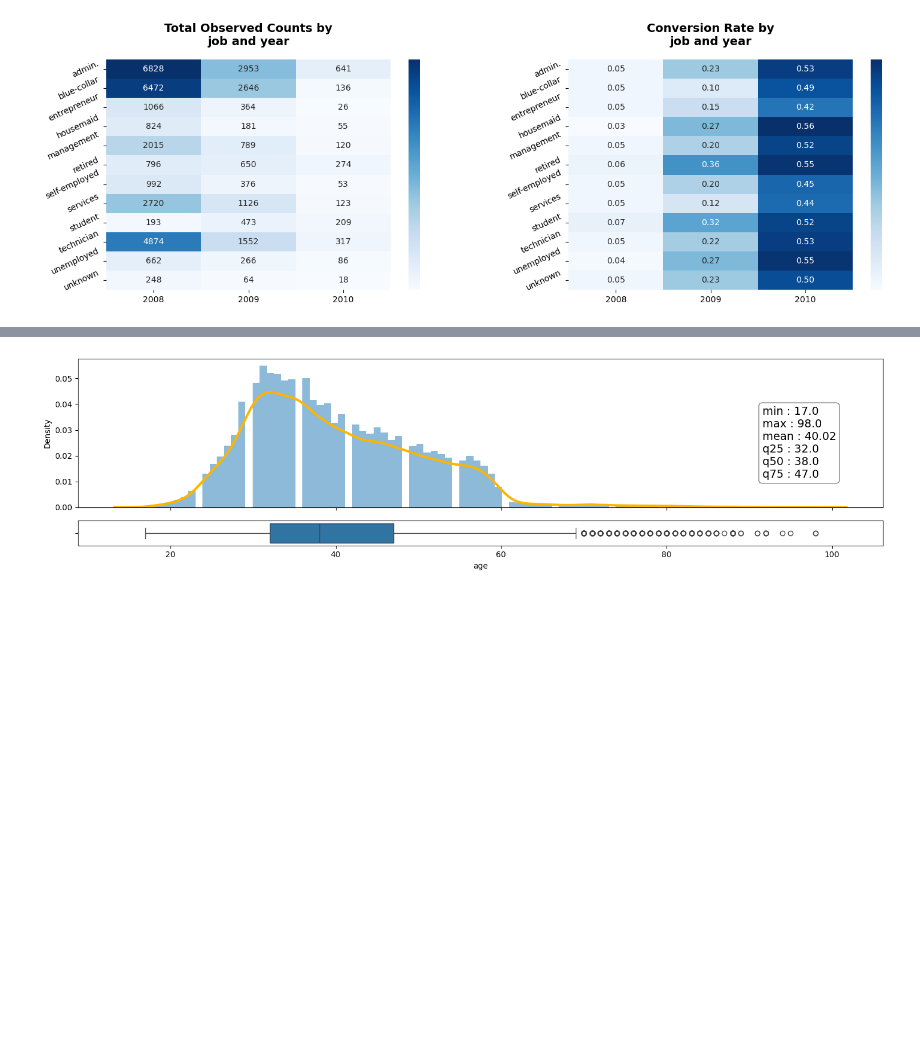
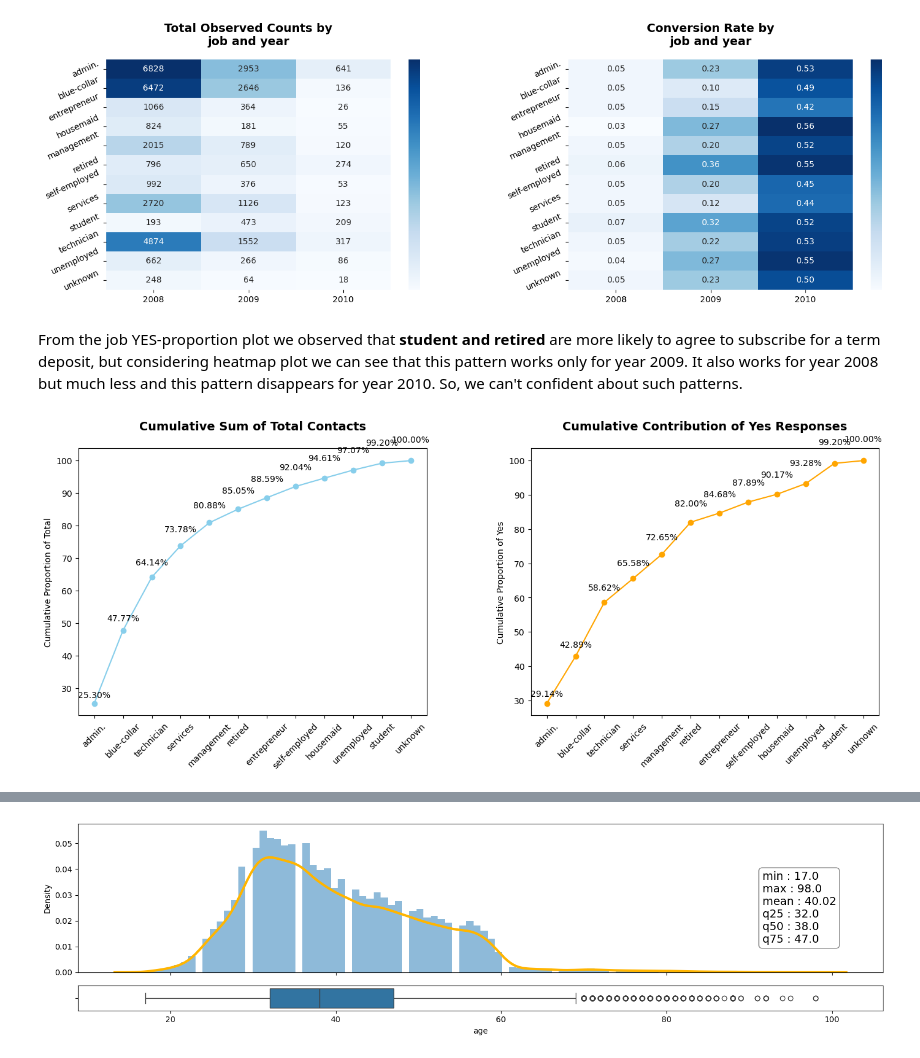
Before and after one commit to annugit1655/Bank-TeleMarketing, a Jupyter notebook: notebooks/bank-client-eda-term-deposit.ipynb, the cells around one changed output, grey strips where cells are left out. Saved outputs shown, nothing was run; the diff lists cells and outputs as text; code cells hidden in the pictures; blank space fills up the shorter version.

```diff
--- a/notebooks/bank-client-eda-term-deposit.ipynb
+++ b/notebooks/bank-client-eda-term-deposit.ipynb
@@ -285,3 +291,32 @@ def plot_heatmap_bivariate_analysis(df, var1, var2, y_binary):
     plt.show()
 
     return total_counts, yes_counts, fig
+# %%
+# Cumulative proportion of total contact and yes responses
+def plot_cumsum_total_yes_response(df, feature_var, cumsum_total_var, cumsum_yes_var, fig=None, ax=None):
+    if fig is None or ax is None:
+        fig, ax = plt.subplots(1, 2, figsize=(14,6))
+    new_df = df.reset_index()
+
+    # Left: Cumulative contribution of total contact
+    ax[0].plot(new_df[feature_var], new_df[cumsum_total_var], marker='o', color="skyblue")
+    ax[0].set_title("Cumulative Sum of Total Contacts", fontsize=14, fontweight='bold', y=1.05)
+    ax[0].set_ylabel("Cumulative Proportion of Total")
+    ax[0].tick_params(axis="x", rotation=45)
+
+
+    # Right: Cumulative contribution of yes responses
+    ax[1].plot(new_df[feature_var], new_df[cumsum_yes_var], marker="o", color="orange")
+    ax[1].set_title("Cumulative Contribution of Yes Responses", fontsize=14, fontweight='bold', y=1.05)
+    ax[1].set_ylabel("Cumulative Proportion of Yes")
+    ax[1].tick_params(axis="x", rotation=45)
+
+    for i, row in new_df.iterrows():
+        ax[0].text(row[feature_var], row[cumsum_total_var]*1.05,
+                    f"{row[cumsum_total_var]:.2f}%", ha='center', va='bottom', color='k', fontsize=10)
+        ax[1].text(row[feature_var], row[cumsum_yes_var]*1.05,
+                    f"{row[cumsum_yes_var]:.2f}%", ha='center', va='bottom', color='k', fontsize=10)
+
+    plt.tight_layout()
+    plt.subplots_adjust(wspace=0.3, hspace=0.3)
+    plt.show()
@@ -297,3 +393,12 @@ Figure(1500x800)
 total_df, yes_df, fig = plot_heatmap_bivariate_analysis(tele_df, 'job', 'year', 'y_binary')
 # %% [output]
 [figure]
+# %% [markdown]
+From the job YES-proportion plot we observed that **student and retired** are more likely to agree to subscribe for a term deposit, but considering heatmap plot we can see that this pattern works only for year 2009.
+It also works for year 2008 but much less and this pattern disappears for year 2010. So, we can't confident about such patterns.
+# %%
+# Cumulative sum of total counts and yes response by job category
+fig, ax = plt.subplots(1, 2, figsize=(14, 6))
+plot_cumsum_total_yes_response(total_counts, 'job', 'cumsum_total_proportion', 'cumsum_yes_proportion', fig=fig, ax=ax);
+# %% [output]
+[figure, added]
```
Also changed, not shown: parts of 10 cells of this notebook.
